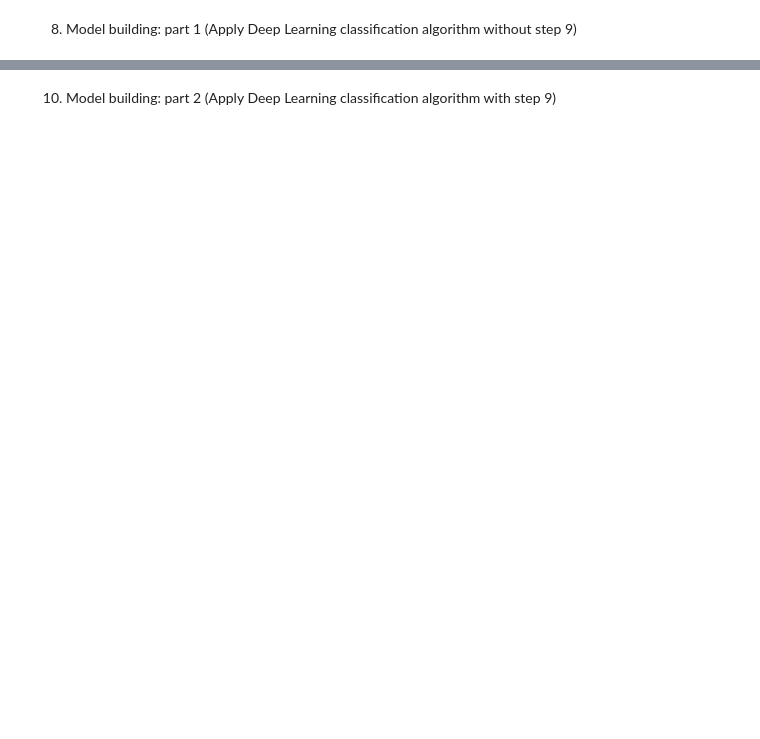
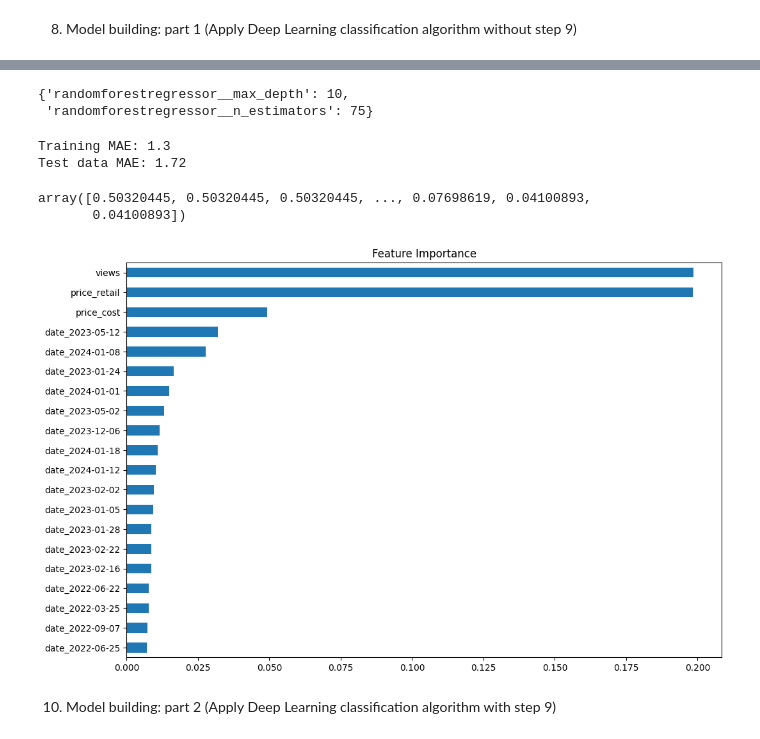
Before and after one commit to Jandre-S/MLG-382-CYO-Project-Project2, a Jupyter notebook: notebooks/modeling.ipynb, the cells around one changed output, grey strips where cells are left out. Cells and saved outputs as stored; diff of their text form; code cells hidden in the pictures; blank space fills up the shorter version.

```diff
--- a/notebooks/modeling.ipynb
+++ b/notebooks/modeling.ipynb
@@ -331,0 +356,5 @@ missing_values
+# %%
+from sklearn.model_selection import train_test_split
+
+# split into train (80%) and test (20%) sets
+X_train, X_test, y_train, y_test = train_test_split(X, y, test_size=0.2, random_state=42)
@@ -331,0 +371,9 @@ missing_values
+# %%
+model_lr = make_pipeline(
+
+    OneHotEncoder(use_cat_names=True), # encode cat features
+    SimpleImputer(), # imputation
+    LinearRegression()) # build model
+
+# fit the model
+model_lr.fit(X_train, y_train)
@@ -331,0 +396,16 @@ missing_values
+# %%
+rf = make_pipeline(
+
+    # encode cat features
+    OneHotEncoder(use_cat_names=True),
+
+    # Imputation
+    SimpleImputer(),
+
+    # build model
+    RandomForestRegressor(
+        random_state=42)
+    )
+
+# fit the model
+rf.fit(X_train, y_train)
@@ -331,0 +469,46 @@ missing_values
+# %%
+cross_val_score(model, X_train, y_train, cv=5, n_jobs=-1)
+cv_results = pd.DataFrame(model.cv_results_)
+model.best_params_
+# %% [output]
+{'randomforestregressor__max_depth': 10,
+ 'randomforestregressor__n_estimators': 75}
+# %%
+y_pred_training = model.predict(X_train)
+y_pred_test = model.predict(X_test)
+
+# Compute MAE
+print("Training MAE:", round(mean_absolute_error(y_train, y_pred_training),2))
+print("Test data MAE:", round(mean_absolute_error(y_test, y_pred_test),2))
+# %% [output]
+Training MAE: 1.3
+Test data MAE: 1.72
+# %%
+import joblib
+# Save Model
+joblib.dump(model, '../artifacts/model_1.pkl')
+
+# Loading Model
+model = joblib.load('../artifacts/model_1.pkl')
+
+# Make predictions
+model.predict(X)
+# %% [output]
+array([0.50320445, 0.50320445, 0.50320445, ..., 0.07698619, 0.04100893,
+       0.04100893])
+# %%
+# Get coefficients of features
+coefficients = rf.named_steps.randomforestregressor.feature_importances_
+
+# Get feature names
+features = rf.named_steps["onehotencoder"].get_feature_names()
+
+# Create a Series of features
+feat_imp = pd.Series(data=coefficients, index=features)
+
+plot_feat_imp = feat_imp.sort_values(ascending=True).tail(20)
+plot_feat_imp.plot(kind="barh", figsize=(12,8))
+plt.title("Feature Importance")
+plt.show()
+# %% [output]
+[figure, added]
```
Also changed, not shown: parts of 42 cells of this notebook, 5 other files.
